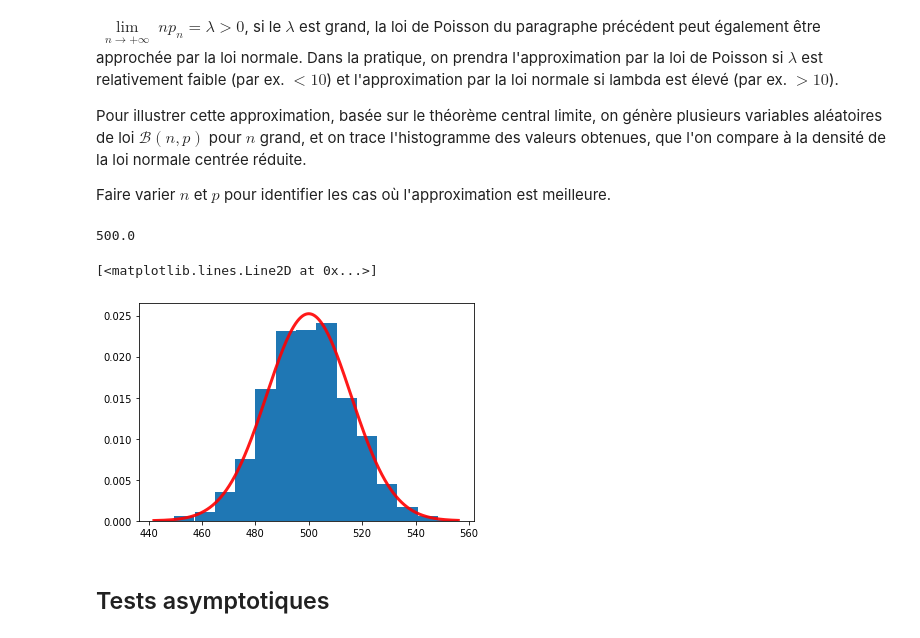
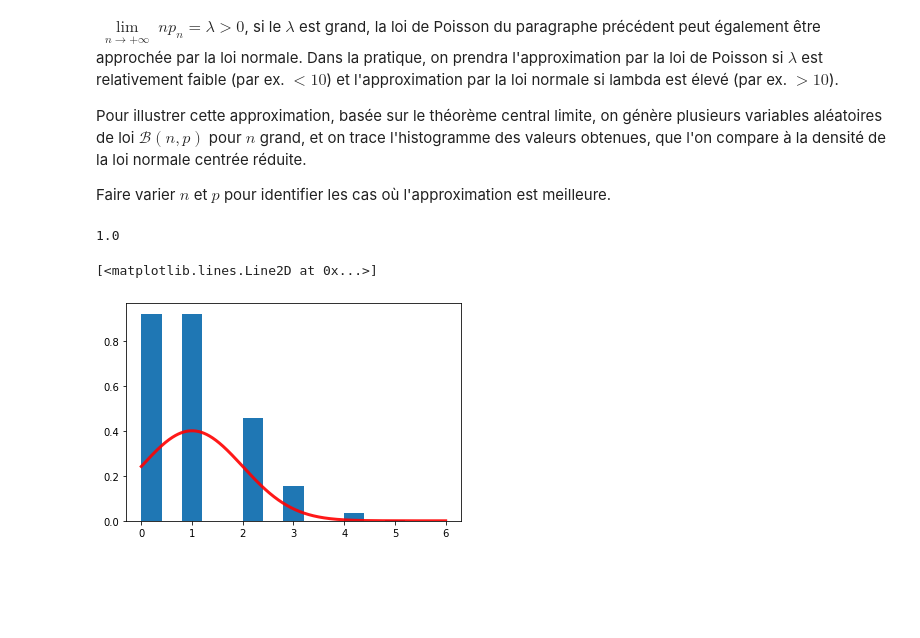
Before and after one commit to baeyc/tpTestsL3MASS, a Jupyter notebook: tp1.ipynb, the cells around one changed output. Drawn from its saved outputs; the diff is of its cells as text; code cells hidden in the pictures; blank space fills up the shorter version.

```diff
--- a/tp1.ipynb
+++ b/tp1.ipynb
@@ -307,17 +309,15 @@ Pour illustrer cette approximation, basée sur le théorème central limite, on
 
 Faire varier $n$ et $p$ pour identifier les cas où l'approximation est meilleure.
 # %%
-n=1000
-p=0.5
+n=100
+p=0.01
 print(n*p)
 x = binom.rvs(n,p,size=10000)
 
 plt.hist(x,bins=15,density=True)
 xabs = np.linspace(min(x), max(x), 1000)
 plt.plot(xabs, norm.pdf(xabs, n*p, math.sqrt(n*p*(1-p))),'r-', lw=3, alpha=0.9, label='norm pdf')
 # %% [output]
-500.0
+1.0
 [<matplotlib.lines.Line2D at 0x...>]
-[figure, old version]
+[figure, new version]
-# %% [markdown]
-## Tests asymptotiques
```
Also changed, not shown: parts of 9 cells of this notebook.
